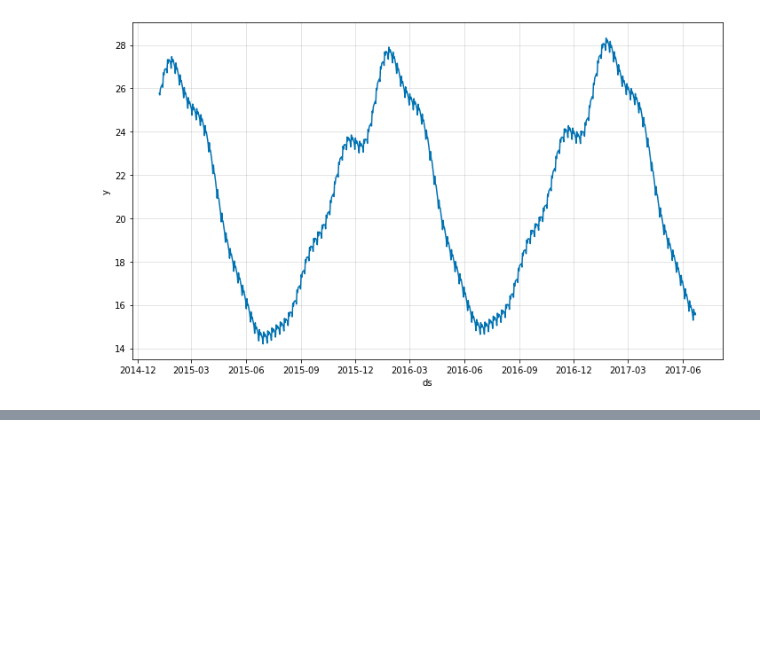
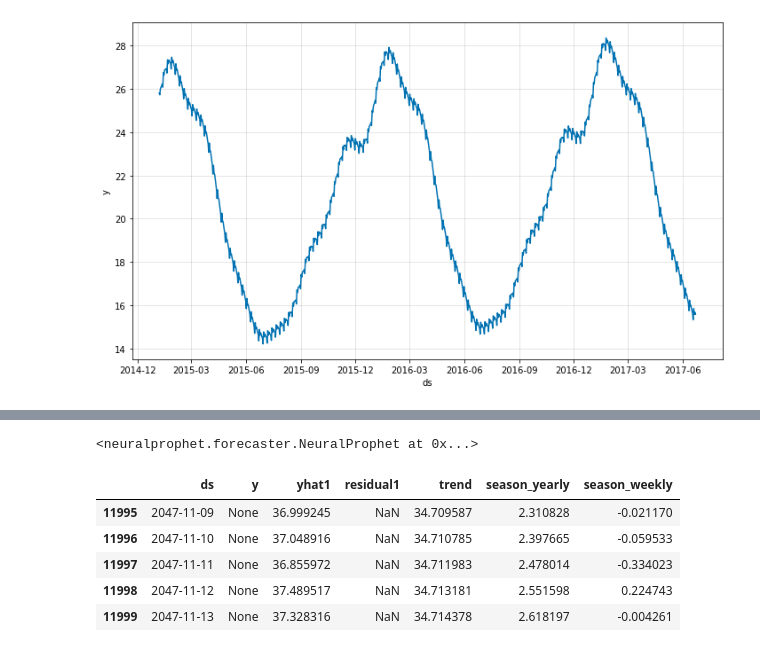
Before and after one commit to shailavij/ML-Projects, a Jupyter notebook: Neural_Prophet_Weather_Forecast.ipynb, the cells around one changed output, grey strips where cells are left out. Saved outputs shown, nothing was run; the diff lists cells and outputs as text; code cells hidden in the pictures; blank space fills up the shorter version.

```diff
--- a/Neural_Prophet_Weather_Forecast.ipynb
+++ b/Neural_Prophet_Weather_Forecast.ipynb
@@ -188,0 +226,15 @@ plot1= m.plot(forecast)
+# %%
+m
+# %% [output]
+<neuralprophet.forecaster.NeuralProphet at 0x...>
+# %%
+future= m.make_future_dataframe(data,periods=12000)
+forecast= m.predict(future)
+forecast.tail()
+# %% [output]
+|  | ds | y | yhat1 | residual1 | trend | season_yearly | season_weekly |
+| 11995 | 2047-11-09 | None | 36.999245 | NaN | 34.709587 | 2.310828 | -0.021170 |
+| 11996 | 2047-11-10 | None | 37.048916 | NaN | 34.710785 | 2.397665 | -0.059533 |
+| 11997 | 2047-11-11 | None | 36.855972 | NaN | 34.711983 | 2.478014 | -0.334023 |
+| 11998 | 2047-11-12 | None | 37.489517 | NaN | 34.713181 | 2.551598 | 0.224743 |
+| 11999 | 2047-11-13 | None | 37.328316 | NaN | 34.714378 | 2.618197 | -0.004261 |
```
Also changed, not shown: parts of 14 cells of this notebook.
